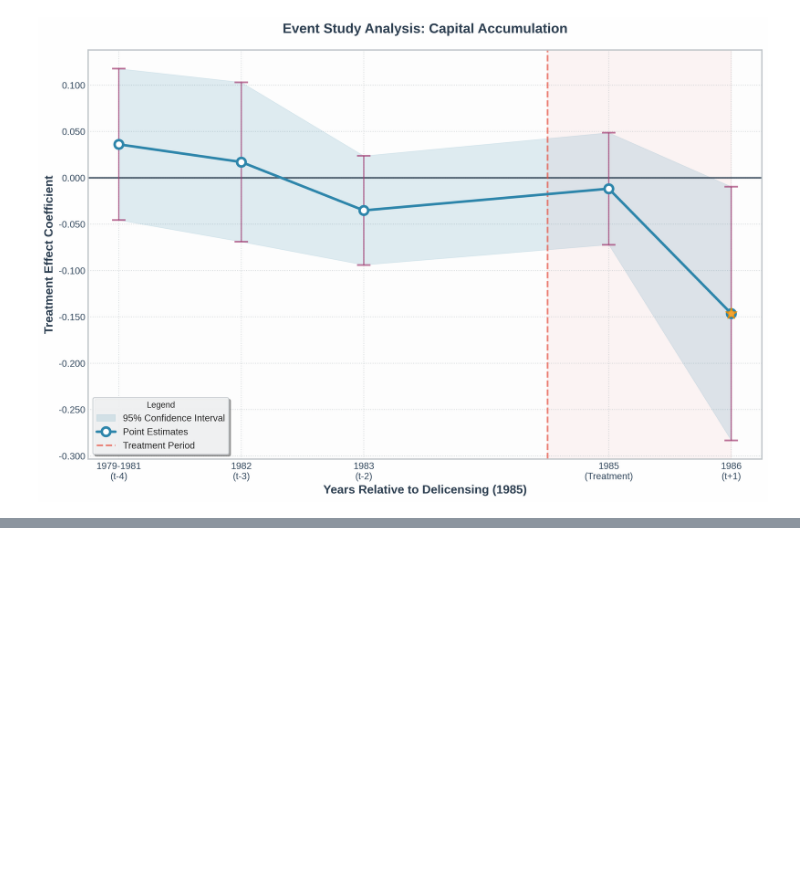
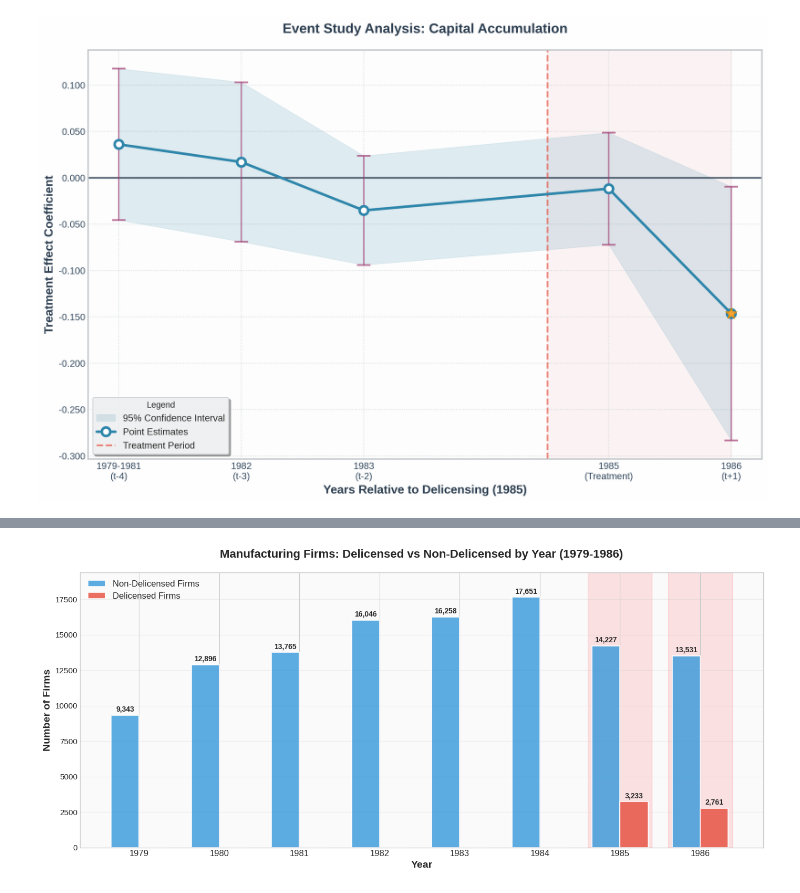
Before and after one commit to kabeerbora/1980s_delin, a Jupyter notebook: visualizations_delin.ipynb, the cells around one changed output, grey strips where cells are left out. Cells and saved outputs as stored; diff of their text form; code cells hidden in the pictures; blank space fills up the shorter version.

```diff
--- a/visualizations_delin.ipynb
+++ b/visualizations_delin.ipynb
@@ -78,0 +84,97 @@ plt.show()
+# %%
+import matplotlib.pyplot as plt
+import numpy as np
+import pandas as pd
+
+# Create the data
+data = {
+    'Year': [1979, 1980, 1981, 1982, 1983, 1984, 1985, 1986],
+    'num_delicensed': [0, 0, 0, 0, 0, 0, 3233, 2761],
+    'total_firms': [9343, 12896, 13765, 16046, 16258, 17651, 17460, 16292]
+}
+
+df = pd.DataFrame(data)
+# Calculate non-delicensed firms
+df['non_delicensed'] = df['total_firms'] - df['num_delicensed']
+
+# Set up the plot with reduced height (20% smaller)
+plt.style.use('seaborn-v0_8-whitegrid')
+fig, ax = plt.subplots(figsize=(14, 6.4))  # Changed from (14, 8) to (14, 6.4)
+
+# Set up bar positions
+x = np.arange(len(df['Year']))
+width = 0.35
+
+# Colors
+delicensed_color = '#E74C3C'  # Red for delicensed
+non_delicensed_color = '#3498DB'  # Blue for non-delicensed
+
+# Create grouped bars
+bars1 = ax.bar(x - width/2, df['non_delicensed'], width,
+               label='Non-Delicensed Firms', color=non_delicensed_color,
+               alpha=0.8, edgecolor='white', linewidth=1.5)
+
+bars2 = ax.bar(x + width/2, df['num_delicensed'], width,
+               label='Delicensed Firms', color=delicensed_color,
+               alpha=0.8, edgecolor='white', linewidth=1.5)
+
+# Customize the plot
+ax.set_title('Manufacturing Firms: Delicensed vs Non-Delicensed by Year (1979-1986)',
+             fontsize=16, fontweight='bold', pad=20)
+ax.set_xlabel('Year', fontsize=14, fontweight='bold')
+ax.set_ylabel('Number of Firms', fontsize=14, fontweight='bold')
+ax.set_xticks(x)
+ax.set_xticklabels(df['Year'], fontsize=12)
+ax.tick_params(axis='y', labelsize=11)
+
+# Add value labels on bars
+def add_value_labels(bars, values):
+    for bar, value in zip(bars, values):
+        if value > 0:  # Only show labels for non-zero values
+            height = bar.get_height()
+            ax.annotate(f'{value:,}',
+                       xy=(bar.get_x() + bar.get_width() / 2, height),
+                       xytext=(0, 3),  # 3 points vertical offset
+                       textcoords="offset points",
+                       ha='center', va='bottom',
+                       fontsize=10, fontweight='bold')
+
+add_value_labels(bars1, df['non_delicensed'])
+add_value_labels(bars2, df['num_delicensed'])
+
+# Add legend
+ax.legend(loc='upper left', fontsize=12, framealpha=0.9)
+
+# Customize grid
+ax.grid(True, alpha=0.3, axis='y')
+ax.set_axisbelow(True)
+
+# Set y-axis limit to show all data clearly
+ax.set_ylim(0, max(df['total_firms']) * 1.1)
+
+# Add a subtle background color
+ax.set_facecolor('#FAFAFA')
+
+# Highlight the years with delicensing
+for i, year in enumerate(df['Year']):
+    if df.iloc[i]['num_delicensed'] > 0:
+        ax.axvspan(i-0.4, i+0.4, alpha=0.1, color='red', zorder=0)
+
+plt.tight_layout()
+plt.show()
+
+# Print summary
+print("=== SUMMARY STATISTICS ===")
+for i, row in df.iterrows():
+    year = row['Year']
+    delicensed = row['num_delicensed']
+    non_delicensed = row['non_delicensed']
+    total = row['total_firms']
+
+    if delicensed > 0:
+        pct_delicensed = (delicensed / total) * 100
+        print(f"{year}: {delicensed:,} delicensed ({pct_delicensed:.1f}%), {non_delicensed:,} active")
+    else:
+        print(f"{year}: {non_delicensed:,} active firms, 0 delicensed")
+# %% [output]
+[figure, added]
```
Also changed, not shown: parts of 4 cells of this notebook.
